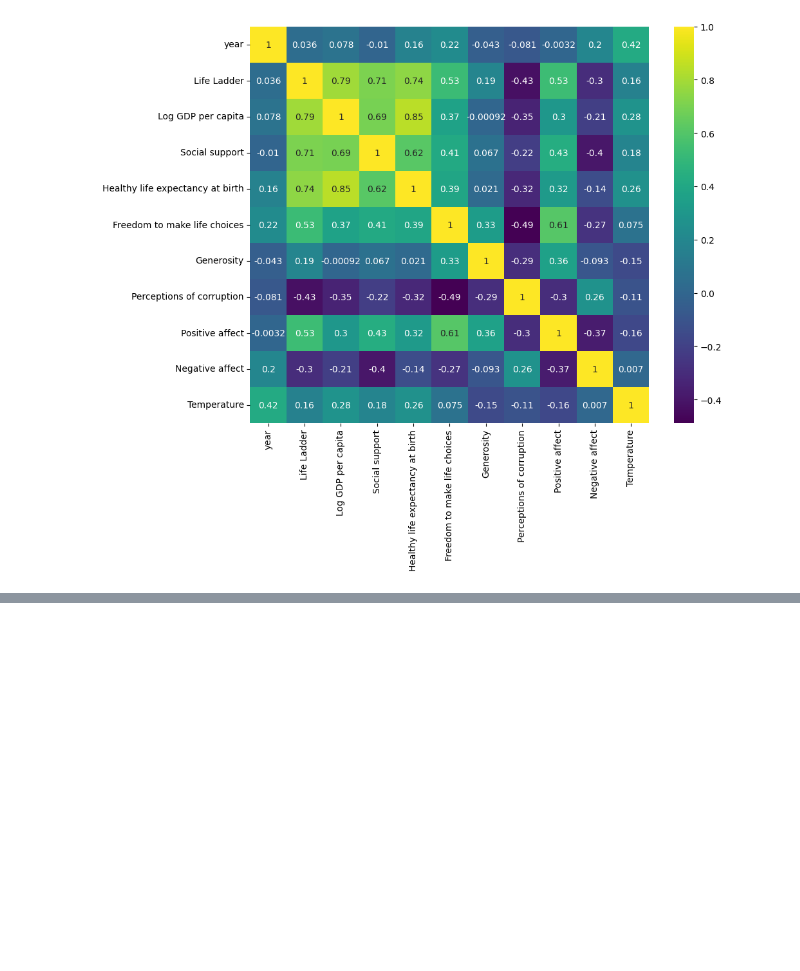
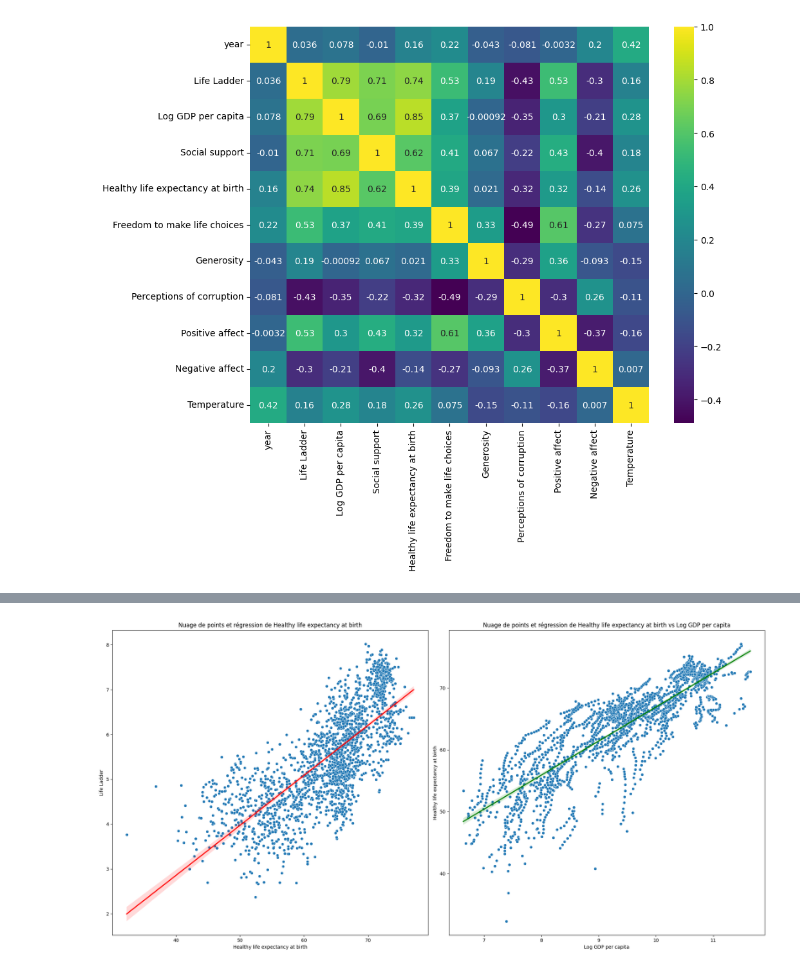
Before and after one commit to khelifaYacine/Analyse-du-rapport-du-bien--tre-sur-terre, a Jupyter notebook: EDA_LM-1.ipynb, the cells around one changed output, grey strips where cells are left out. Saved outputs shown, nothing was run; the diff lists cells and outputs as text; code cells hidden in the pictures; blank space fills up the shorter version.

```diff
--- a/EDA_LM-1.ipynb
+++ b/EDA_LM-1.ipynb
@@ -488,0 +574,25 @@ fig.show()
+# %%
+#même procédure sur d'autre variable, et entre "Log GDP per capita" et "Healthy life expectancy at birth"
+
+plt.figure(figsize=[20, 10])
+# Premier sous-graphique : Life Ladder vs Log GDP per capita
+plt.subplot(1, 2, 1)
+sns.scatterplot(y=df["Life Ladder"], x=df["Healthy life expectancy at birth"])
+sns.regplot(y=df["Life Ladder"], x=df["Healthy life expectancy at birth"], scatter=False, color='red')  # Ajouter une ligne de régression
+plt.ylabel("Life Ladder")
+plt.xlabel("Healthy life expectancy at birth")
+plt.title("Nuage de points et régression de Healthy life expectancy at birth")
+
+# Deuxième sous-graphique : Log GDP per capita vs Healthy life expectancy at birth
+plt.subplot(1, 2, 2)
+sns.scatterplot(x=df["Log GDP per capita"], y=df["Healthy life expectancy at birth"])
+sns.regplot(x=df["Log GDP per capita"], y=df["Healthy life expectancy at birth"], scatter=False, color='green')  # Ajouter une ligne de régression
+plt.xlabel("Log GDP per capita")
+plt.ylabel("Healthy life expectancy at birth")
+plt.title("Nuage de points et régression de Healthy life expectancy at birth vs Log GDP per capita")
+
+# Afficher les deux sous-graphiques
+plt.tight_layout()
+plt.show()
+# %% [output]
+[figure, added]
```
Also changed, not shown: parts of 13 cells of this notebook.
